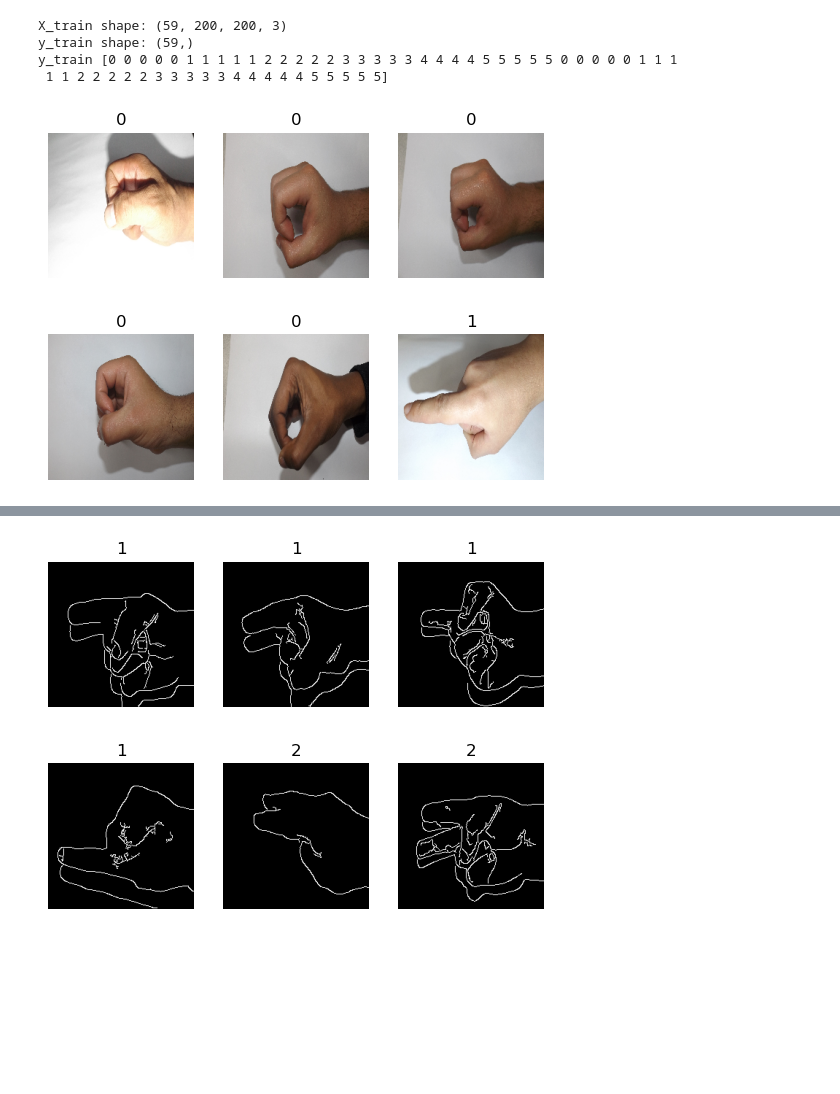
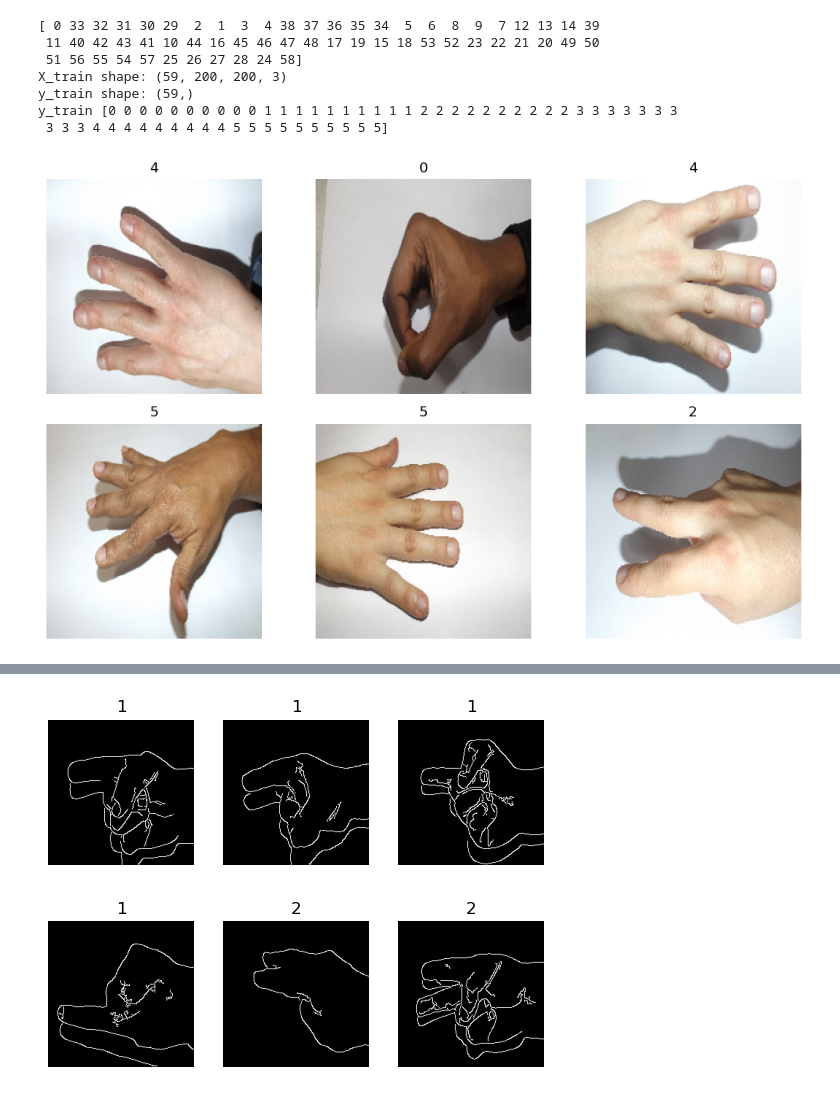
Before and after one commit to Omar-Al-Sharif/Sign-Language-Recognition, a Jupyter notebook: PreProcess.ipynb, the cells around one changed output, grey strips where cells are left out. Drawn from its saved outputs; the diff is of its cells as text; code cells hidden in the pictures; blank space fills up the shorter version.

Commit message:
Added Women Sorted

```diff
--- a/PreProcess.ipynb
+++ b/PreProcess.ipynb
@@ -12,6 +12,8 @@ import random
 
 # Define the directory containing the digit folders
 data_dir = 'dataset_sample/men/'
+
+additional_data_dir = 'dataset_sample/women/'
 
 # Define the image size for preprocessing
 img_size = (200, 200)
@@ -31,41 +33,75 @@ for data_folder in [data_dir, additional_data_dir]:
         # Get the path to the label folder
         label_dir = os.path.join(data_folder, label_name)
         # Loop over the images in the label folder
         for file_name in os.listdir(label_dir):
             # Get the path to the image file
             file_path = os.path.join(label_dir, file_name)
             # Load the image file and preprocess it
             img = cv2.imread(file_path)
             if img is None:
                 continue
             img_rgb = cv2.cvtColor(img, cv2.COLOR_BGR2RGB)
             img_resized = cv2.resize(img_rgb, img_size)
             img_normalized = img_resized / 255.0
             # Append the preprocessed image and corresponding label to the lists
             images.append(img_normalized)
             labels.append(label_dict[label_name])
 
 # Convert the image and label lists to numpy arrays
 X_train = np.array(images)
 y_train = np.array(labels)
 
+indices_0 = np.where(y_train == 0)[0]
+indices_1 = np.where(y_train == 1)[0]
+indices_2 = np.where(y_train == 2)[0]
+indices_3 = np.where(y_train == 3)[0]
+indices_4 = np.where(y_train == 4)[0]
+indices_5 = np.where(y_train == 5)[0]
+
+# X_train=np.array(X_train[indices_0],X_train[indices_1], ..)
+sorted_indices = np.argsort(y_train)
+print(sorted_indices)
+X_train = X_train[sorted_indices]
+y_train=np.asarray(sorted(y_train))
+
 # Print the shape of the training data
 print('X_train shape:', X_train.shape)
 print('y_train shape:', y_train.shape)
 print('y_train', y_train)
 
 # Display the images
-for i in range(0, 6):
-    plt.subplot(2, 3, i + 1)
-    plt.imshow(X_train[i], cmap='gray')
-    plt.title(label_names[y_train[i]])
-    plt.axis('off')
+# for i in range(0, 6):
+#     plt.subplot(2, 3, i + 1)
+#     plt.imshow(X_train[i], cmap='gray')
+#     plt.title(label_names[y_train[i]])
+#     plt.axis('off')
+
+import random
+
+# Create a subplot with 2 rows and 3 columns
+fig, axes = plt.subplots(2, 3, figsize=(10, 6))
+
+# Flatten the axes array to iterate over subplots
+axes = axes.flatten()
+
+# Display the images
+for i in range(6):
+    random_index = random.randint(0, X_train.shape[0]-1)
+    axes[i].imshow(X_train[random_index], cmap='gray')
+    axes[i].set_title(label_names[y_train[random_index]])
+    axes[i].axis('off')
+
+plt.tight_layout()  # Adjust the spacing between subplots
+plt.show()
 # %% [output]
+[ 0 33 32 31 30 29  2  1  3  4 38 37 36 35 34  5  6  8  9  7 12 13 14 39
+ 11 40 42 43 41 10 44 16 45 46 47 48 17 19 15 18 53 52 23 22 21 20 49 50
+ 51 56 55 54 57 25 26 27 28 24 58]
 X_train shape: (59, 200, 200, 3)
 y_train shape: (59,)
-y_train [0 0 0 0 0 1 1 1 1 1 2 2 2 2 2 3 3 3 3 3 4 4 4 4 5 5 5 5 5 0 0 0 0 0 1 1 1
- 1 1 2 2 2 2 2 3 3 3 3 3 4 4 4 4 4 5 5 5 5 5]
+y_train [0 0 0 0 0 0 0 0 0 0 1 1 1 1 1 1 1 1 1 1 2 2 2 2 2 2 2 2 2 2 3 3 3 3 3 3 3
+ 3 3 3 4 4 4 4 4 4 4 4 4 5 5 5 5 5 5 5 5 5 5]
-[figure, old version]
+[figure, new version]
 # %%
 # import os
 # import cv2
```
Also changed, not shown: parts of 5 cells of this notebook.
